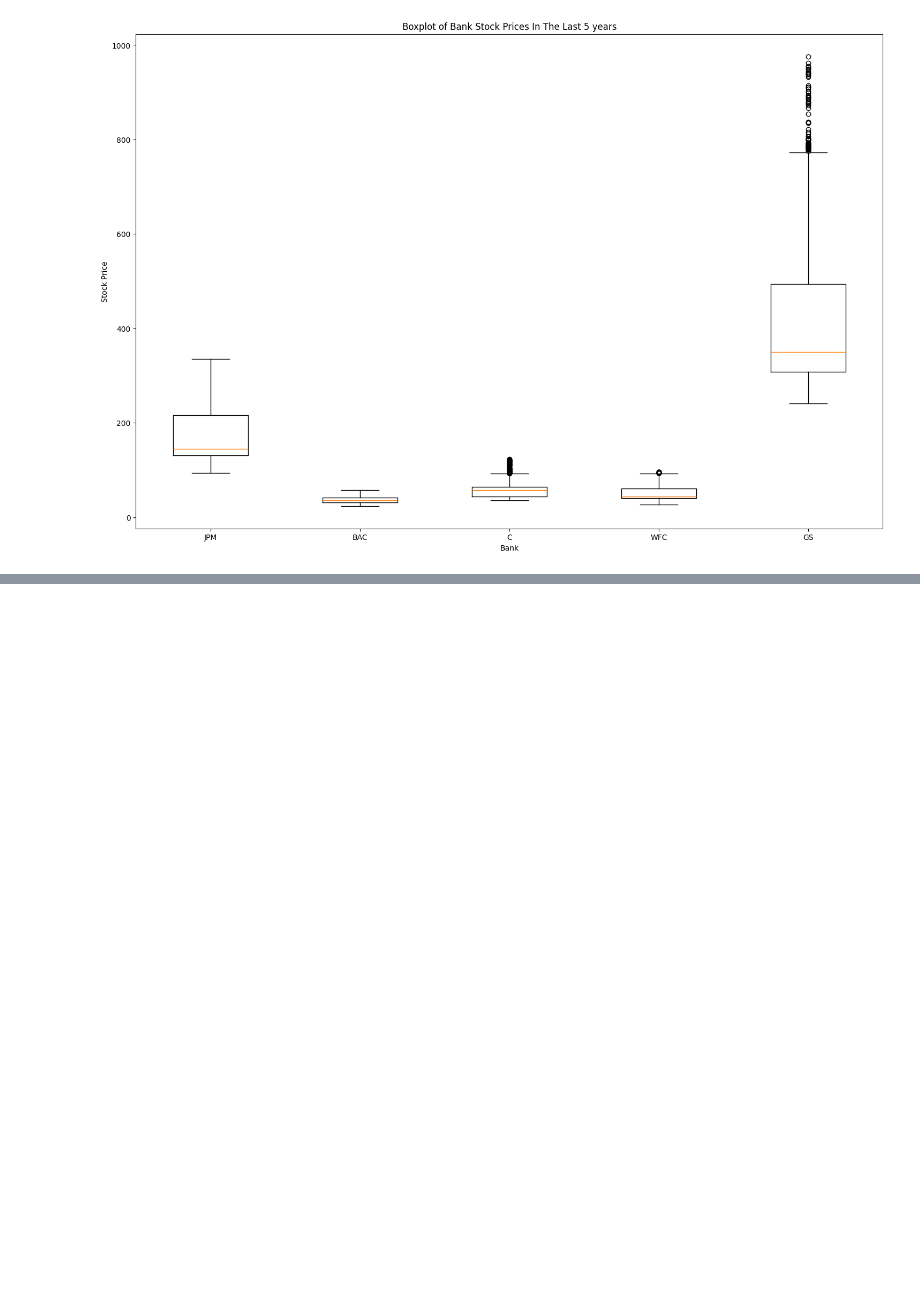
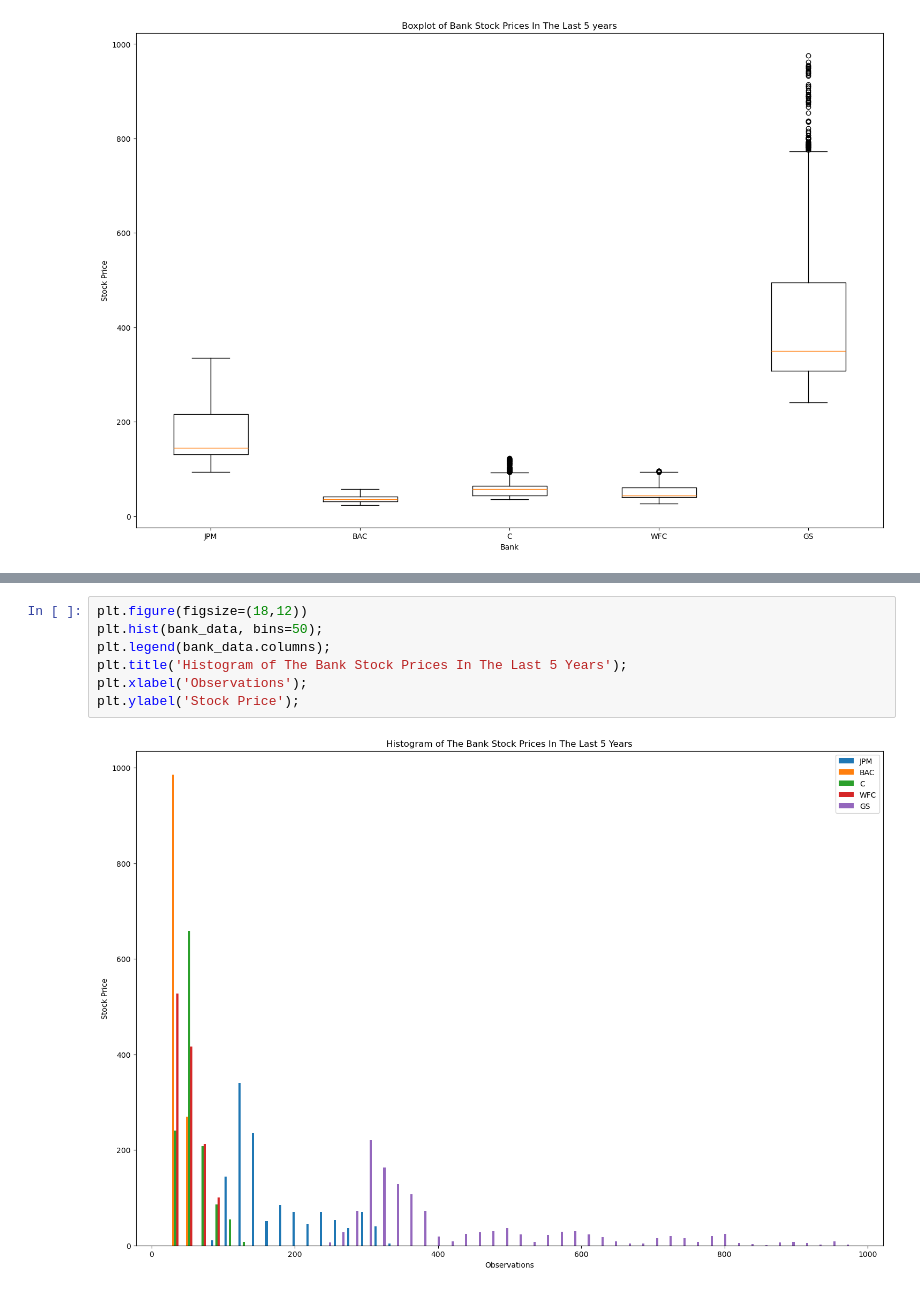
Before and after one commit to tannerdotpham/auto-update-data-visualization, a Jupyter notebook: data.ipynb, the cells around one changed output, grey strips where cells are left out. Saved outputs shown, nothing was run; the diff lists cells and outputs as text; blank space fills up the shorter version.

```diff
--- a/data.ipynb
+++ b/data.ipynb
@@ -60,0 +72,9 @@ Text(0, 0.5, 'Stock Price')
+# %%
+plt.figure(figsize=(18,12))
+plt.hist(bank_data, bins=50);
+plt.legend(bank_data.columns);
+plt.title('Histogram of The Bank Stock Prices In The Last 5 Years');
+plt.xlabel('Observations');
+plt.ylabel('Stock Price');
+# %% [output]
+[figure, added]
```
Also changed, not shown: parts of 6 cells of this notebook, 3 other files.
